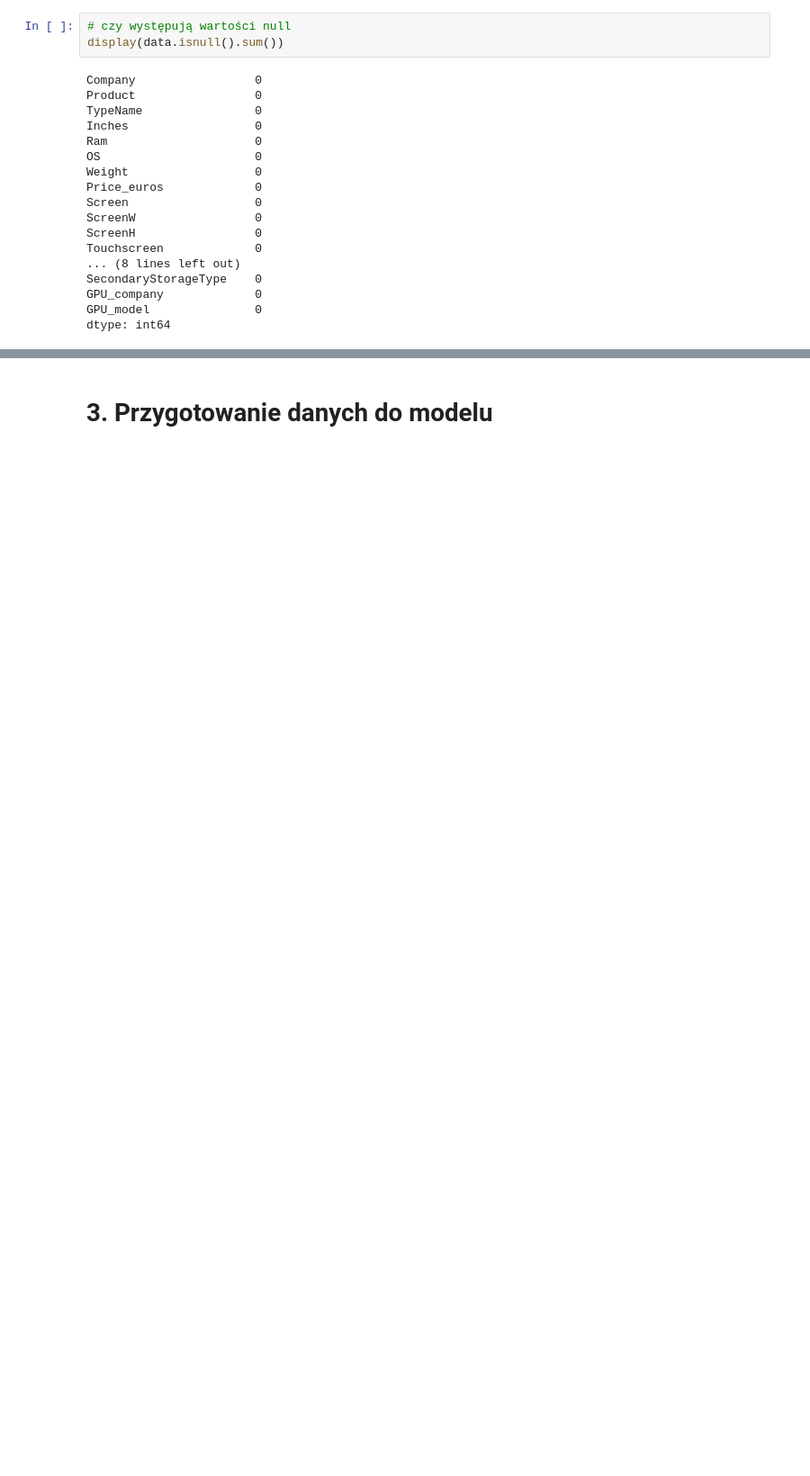
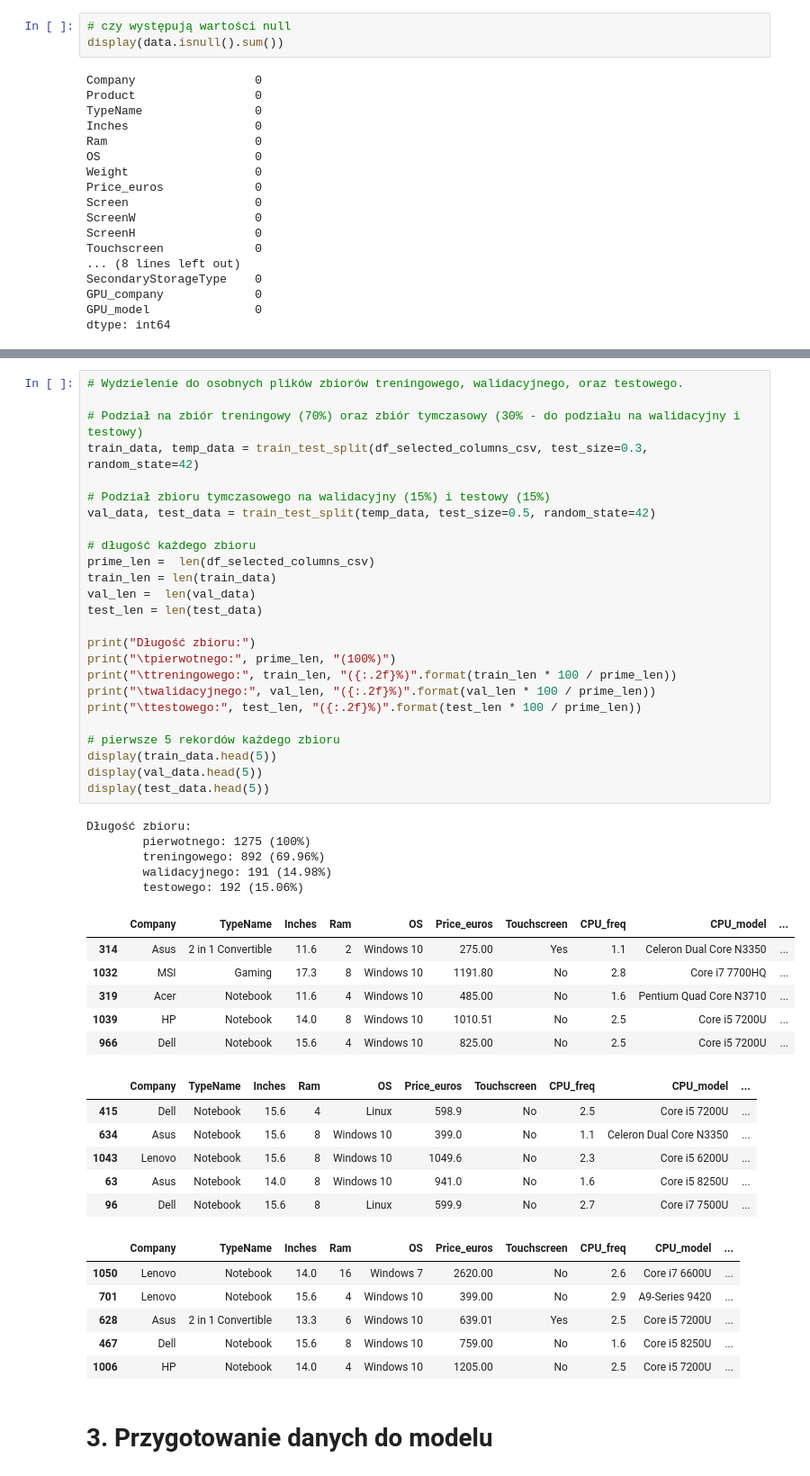
Before and after one commit to Piotr-Goraj/wsb-si-classification, a Jupyter notebook: data.ipynb, the cells around one changed output, grey strips where cells are left out. Shown: that part at 90% size. Saved outputs shown, nothing was run; the diff lists cells and outputs as text; blank space fills up the shorter version.

```diff
--- a/data.ipynb
+++ b/data.ipynb
@@ -134,3 +136,52 @@ Wybrane kolumny CSV:
+# %%
+# Wydzielenie do osobnych plików zbiorów treningowego, walidacyjnego, oraz testowego.
+
+# Podział na zbiór treningowy (70%) oraz zbiór tymczasowy (30% - do podziału na walidacyjny i testowy)
+train_data, temp_data = train_test_split(df_selected_columns_csv, test_size=0.3, random_state=42)
+
+# Podział zbioru tymczasowego na walidacyjny (15%) i testowy (15%)
+val_data, test_data = train_test_split(temp_data, test_size=0.5, random_state=42)
+
+# długość każdego zbioru
+prime_len =  len(df_selected_columns_csv)
+train_len = len(train_data)
+val_len =  len(val_data)
+test_len = len(test_data)
+
+print("Długość zbioru:")
+print("\tpierwotnego:", prime_len, "(100%)")
+print("\ttreningowego:", train_len, "({:.2f}%)".format(train_len * 100 / prime_len))
+print("\twalidacyjnego:", val_len, "({:.2f}%)".format(val_len * 100 / prime_len))
+print("\ttestowego:", test_len, "({:.2f}%)".format(test_len * 100 / prime_len))
+
+# pierwsze 5 rekordów każdego zbioru
+display(train_data.head(5))
+display(val_data.head(5))
+display(test_data.head(5))
+# %% [output]
+Długość zbioru:
+        pierwotnego: 1275 (100%)
+        treningowego: 892 (69.96%)
+        walidacyjnego: 191 (14.98%)
+        testowego: 192 (15.06%)
+|  | Company | TypeName | Inches | Ram | OS | Price_euros | Touchscreen | CPU_freq | CPU_model | ... |
+| 314 | Asus | 2 in 1 Convertible | 11.6 | 2 | Windows 10 | 275.00 | Yes | 1.1 | Celeron Dual Core N3350 | ... |
+| 1032 | MSI | Gaming | 17.3 | 8 | Windows 10 | 1191.80 | No | 2.8 | Core i7 7700HQ | ... |
+| 319 | Acer | Notebook | 11.6 | 4 | Windows 10 | 485.00 | No | 1.6 | Pentium Quad Core N3710 | ... |
+| 1039 | HP | Notebook | 14.0 | 8 | Windows 10 | 1010.51 | No | 2.5 | Core i5 7200U | ... |
+| 966 | Dell | Notebook | 15.6 | 4 | Windows 10 | 825.00 | No | 2.5 | Core i5 7200U | ... |
+|  | Company | TypeName | Inches | Ram | OS | Price_euros | Touchscreen | CPU_freq | CPU_model | ... |
+| 415 | Dell | Notebook | 15.6 | 4 | Linux | 598.9 | No | 2.5 | Core i5 7200U | ... |
+| 634 | Asus | Notebook | 15.6 | 8 | Windows 10 | 399.0 | No | 1.1 | Celeron Dual Core N3350 | ... |
+| 1043 | Lenovo | Notebook | 15.6 | 8 | Windows 10 | 1049.6 | No | 2.3 | Core i5 6200U | ... |
+| 63 | Asus | Notebook | 14.0 | 8 | Windows 10 | 941.0 | No | 1.6 | Core i5 8250U | ... |
+| 96 | Dell | Notebook | 15.6 | 8 | Linux | 599.9 | No | 2.7 | Core i7 7500U | ... |
+|  | Company | TypeName | Inches | Ram | OS | Price_euros | Touchscreen | CPU_freq | CPU_model | ... |
+| 1050 | Lenovo | Notebook | 14.0 | 16 | Windows 7 | 2620.00 | No | 2.6 | Core i7 6600U | ... |
+| 701 | Lenovo | Notebook | 15.6 | 4 | Windows 10 | 399.00 | No | 2.9 | A9-Series 9420 | ... |
+| 628 | Asus | 2 in 1 Convertible | 13.3 | 6 | Windows 10 | 639.01 | Yes | 2.5 | Core i5 7200U | ... |
+| 467 | Dell | Notebook | 15.6 | 8 | Windows 10 | 759.00 | No | 1.6 | Core i5 8250U | ... |
+| 1006 | HP | Notebook | 14.0 | 4 | Windows 10 | 1205.00 | No | 2.5 | Core i5 7200U | ... |
 # %% [markdown]
 # 3. Przygotowanie danych do modelu
 # %%
```
Also changed, not shown: parts of 8 cells of this notebook, 4 other files.
